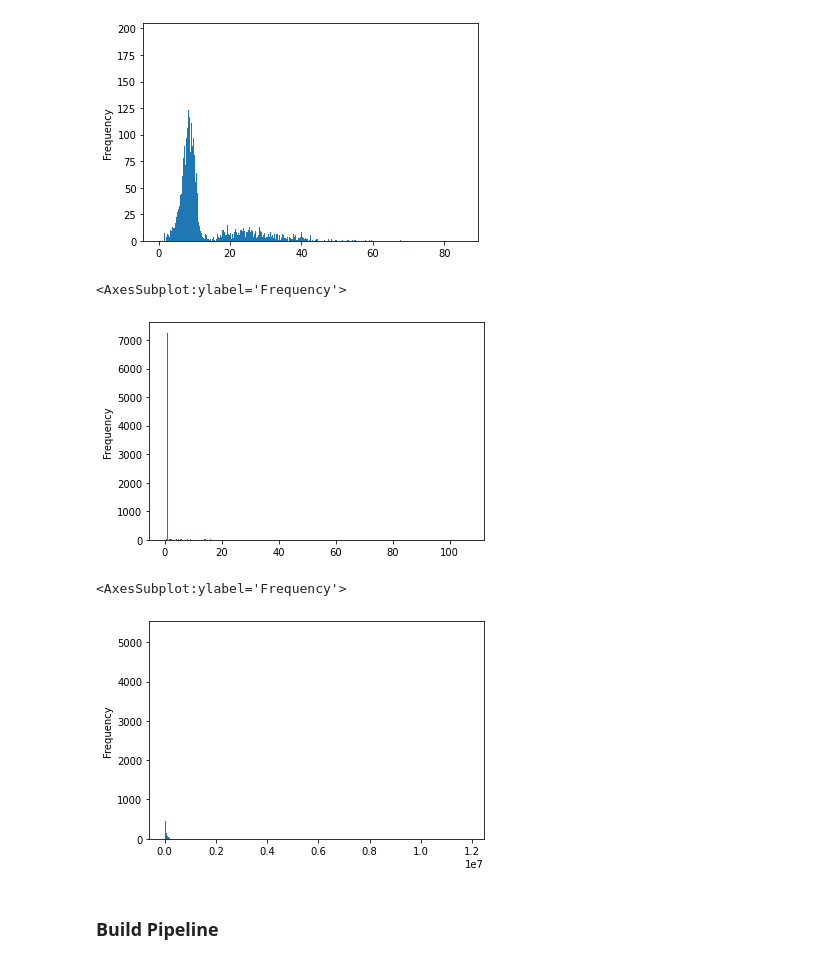
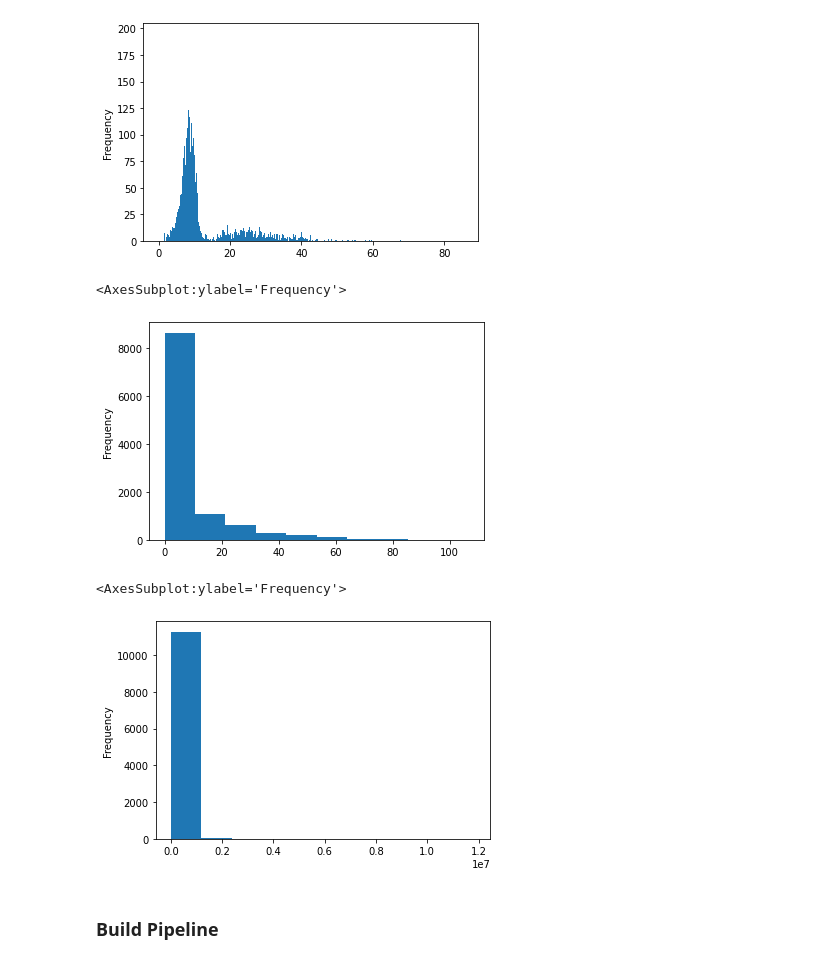
Before and after one commit to dmdp943/Web3-Project, a Jupyter notebook: notebooks/ModeloInicial-Leo.ipynb, the cells around one changed output. Drawn from its saved outputs; the diff is of its cells as text; code cells hidden in the pictures.

```diff
--- a/notebooks/ModeloInicial-Leo.ipynb
+++ b/notebooks/ModeloInicial-Leo.ipynb
@@ -135,16 +122,15 @@ df[df['community_score'] != 0]['community_score'].plot(kind='hist', bins=1500)
 <AxesSubplot:ylabel='Frequency'>
 [figure]
 # %%
-df[df['liquidity_score'] != 0]['liquidity_score'].plot(kind='hist', bins=1500)
+df[df['liquidity_score'] != 0]['liquidity_score'].plot(kind='hist')
 # %% [output]
 <AxesSubplot:ylabel='Frequency'>
-[figure, old version]
+[figure, new version]
 # %%
-df[df['twitter_followers'] != 0]['twitter_followers'].plot(kind='hist',
-                                                           bins=1500)
+df[df['twitter_followers'] != 0]['twitter_followers'].plot(kind='hist')
 # %% [output]
 <AxesSubplot:ylabel='Frequency'>
-[figure, old version]
+[figure, new version]
 # %% [markdown]
 ### Build Pipeline
 # %% [markdown]
```
Also changed, not shown: parts of 3 cells of this notebook, 1 other file.
